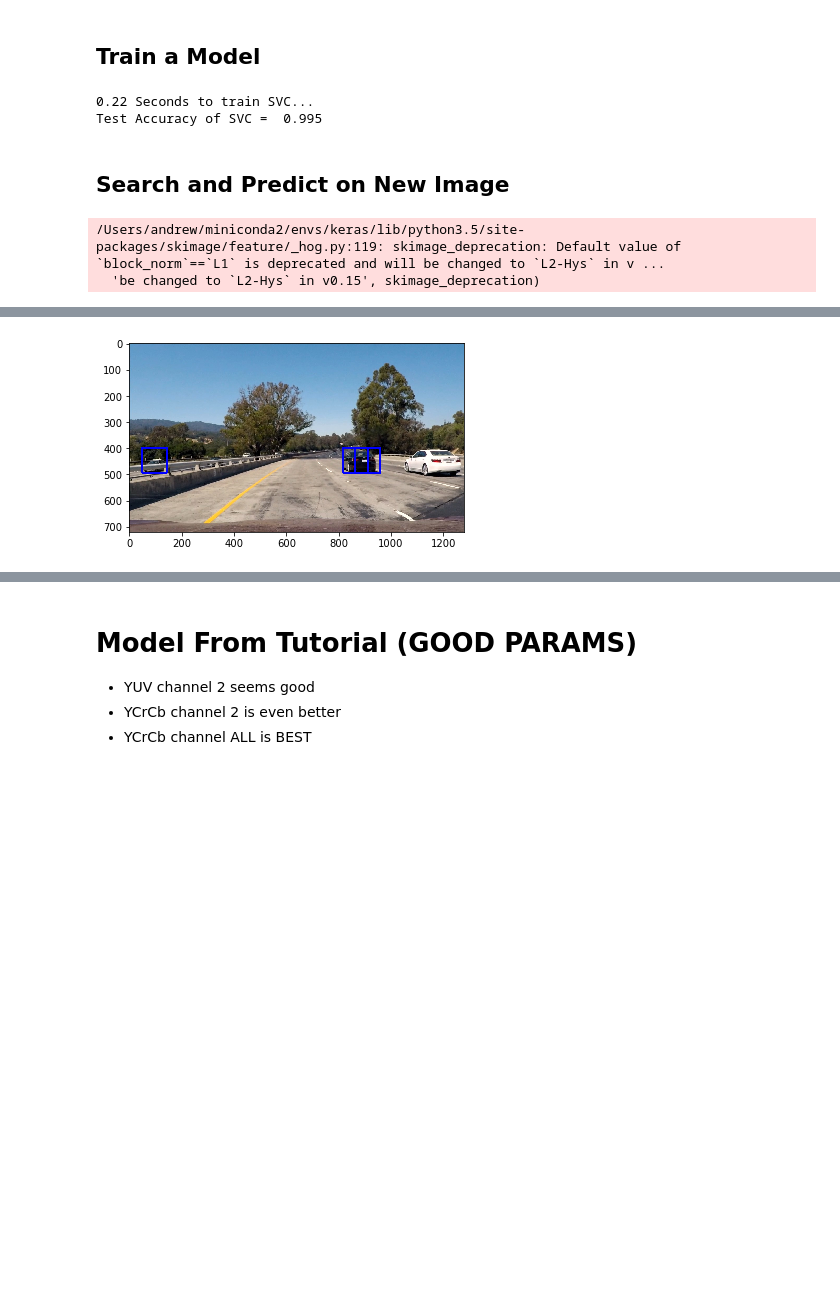
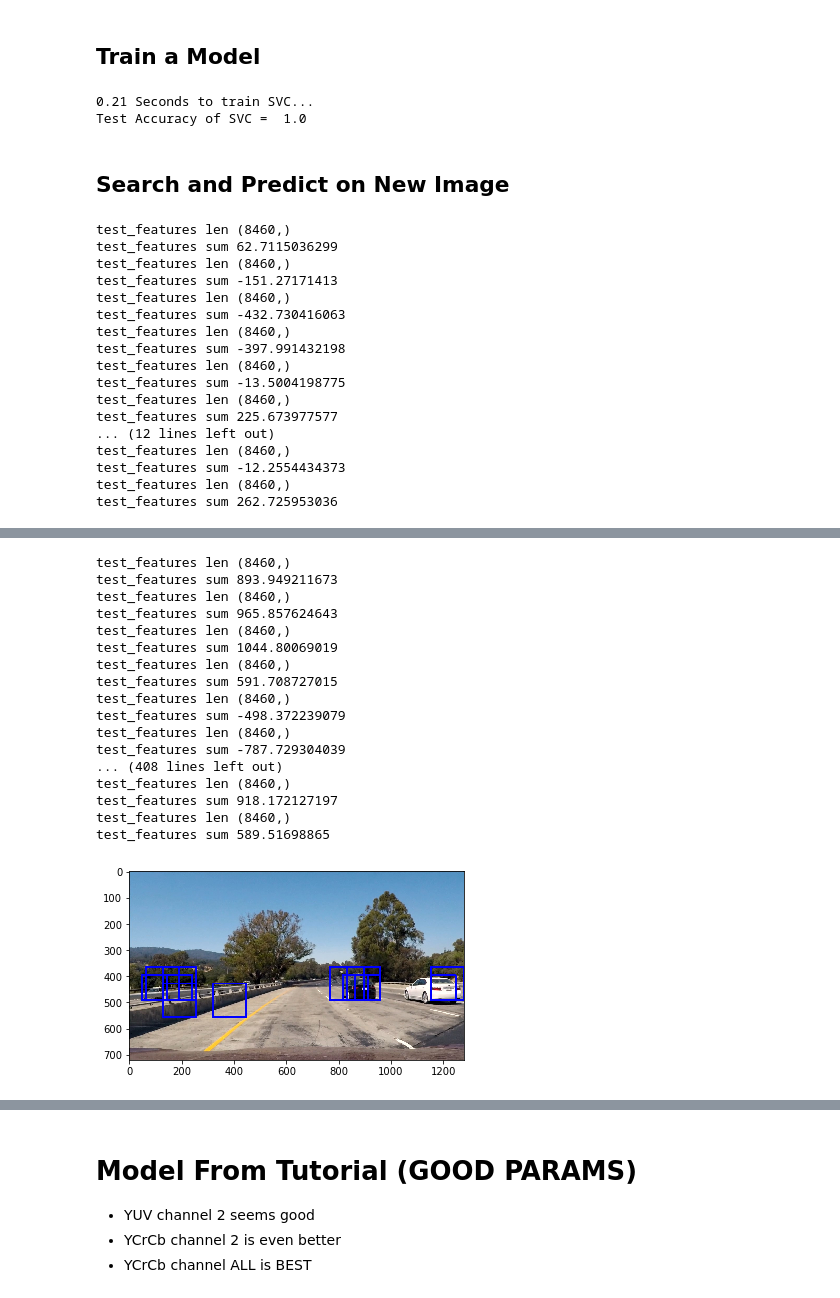
Before and after one commit to andrewszwec/proj5-vehicle-detection, a Jupyter notebook: 006_search_and_classify.ipynb, the cells around one changed output, grey strips where cells are left out. Saved outputs shown, nothing was run; the diff lists cells and outputs as text; code cells hidden in the pictures; blank space fills up the shorter version.

```diff
--- a/006_search_and_classify.ipynb
+++ b/006_search_and_classify.ipynb
@@ -192,12 +119,18 @@ print(round(t2-t, 2), 'Seconds to train SVC...')
 print('Test Accuracy of SVC = ', round(svc.score(X_test, y_test), 4))
 # Check the prediction time for a single sample
 t=time.time()
+
+pickle.dump(svc, open('svc_model.p','wb'))
 # %% [output]
-0.22 Seconds to train SVC...
-Test Accuracy of SVC =  0.995
+0.21 Seconds to train SVC...
+Test Accuracy of SVC =  1.0
 # %% [markdown]
 ## Search and Predict on New Image
 # %%
+# load model
+svc = pickle.load(open('svc_model.p','rb'))
+
+# Load Image
 image = mpimg.imread('test_image.jpg')
 draw_image = np.copy(image)
 
@@ -206,10 +139,17 @@ draw_image = np.copy(image)
 # image you are searching is a .jpg (scaled 0 to 255)
 # image = image.astype(np.float32)/255
 
-windows = slide_window(image, x_start_stop=[None, None], y_start_stop=y_start_stop,
-                    xy_window=(96, 96), xy_overlap=(0.5, 0.5))
+y_start_stop = [300, 650]
 
-y_start_stop = [350, 600]
+window_size_list = [(96, 96), (128, 128)]
+windows = []
+
+for ws in window_size_list:
+    # Slide window
+    wd = slide_window(image, x_start_stop=[None, None], y_start_stop=y_start_stop,
+                        xy_window=ws, xy_overlap=(0.5, 0.5))
+    # Concatenate window list
+    windows = windows + wd
 
 hot_windows = search_windows(image, windows, svc, X_scaler, color_space=color_space,
                         spatial_size=spatial_size, hist_bins=hist_bins,
@@ -223,5 +163,20 @@ window_img = draw_boxes(draw_image, hot_windows, color=(0, 0, 255), thick=6)
 plt.imshow(window_img)
 plt.show()
 # %% [output]
-/Users/andrew/miniconda2/envs/keras/lib/python3.5/site-packages/skimage/feature/_hog.py:119: skimage_deprecation: Default value of `block_norm`==`L1` is deprecated and will be changed to `L2-Hys` in v ...
-  'be changed to `L2-Hys` in v0.15', skimage_deprecation)
+test_features len (8460,)
+test_features sum 62.7115036299
+test_features len (8460,)
+test_features sum -151.27171413
+test_features len (8460,)
+test_features sum -432.730416063
+test_features len (8460,)
+test_features sum -397.991432198
+test_features len (8460,)
+test_features sum -13.5004198775
+test_features len (8460,)
+test_features sum 225.673977577
+... (12 lines left out)
+test_features len (8460,)
+test_features sum -12.2554434373
+test_features len (8460,)
+test_features sum 262.725953036
@@ -228 +185,18 @@ plt.show()
+test_features len (8460,)
+test_features sum 893.949211673
+test_features len (8460,)
+test_features sum 965.857624643
+test_features len (8460,)
+test_features sum 1044.80069019
+test_features len (8460,)
+test_features sum 591.708727015
+test_features len (8460,)
+test_features sum -498.372239079
+test_features len (8460,)
+test_features sum -787.729304039
+... (408 lines left out)
+test_features len (8460,)
+test_features sum 918.172127197
+test_features len (8460,)
+test_features sum 589.51698865
-[figure, old version]
+[figure, new version]
```
Also changed, not shown: parts of 17 cells of this notebook, 5 other files.
